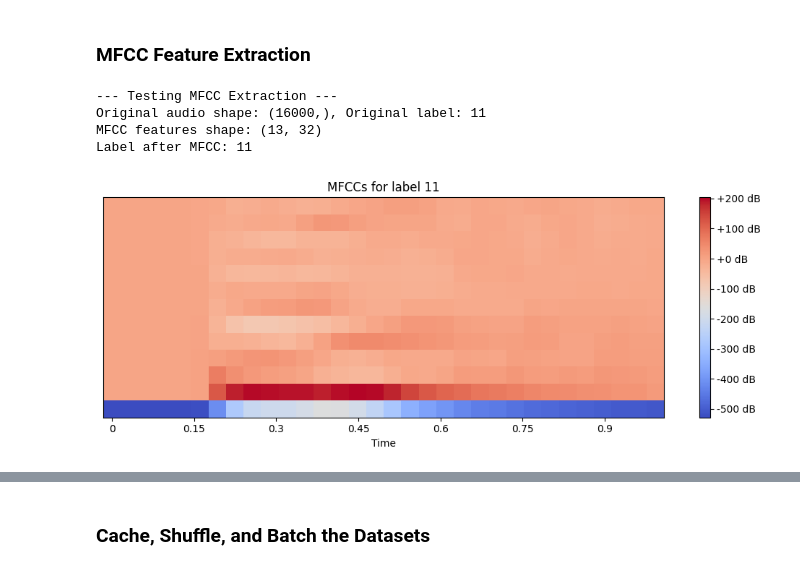
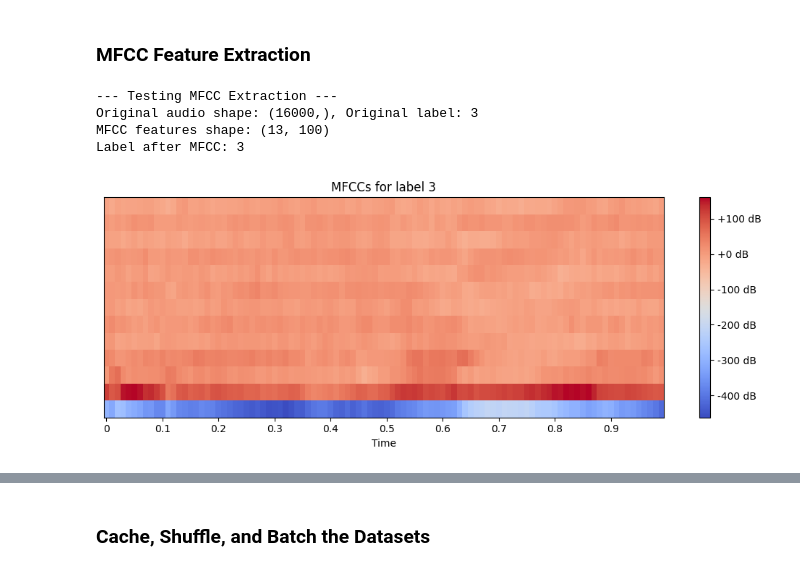
Before and after one commit to anacletu/tflm-keyword-spotting-led, a Jupyter notebook: notebooks/01-data-exploration.ipynb, the cells around one changed output, grey strips where cells are left out. Drawn from its saved outputs; the diff is of its cells as text; code cells hidden in the pictures.

```diff
--- a/notebooks/01-data-exploration.ipynb
+++ b/notebooks/01-data-exploration.ipynb
@@ -28,8 +37,9 @@ Num GPUs Available:  1
 # Global variables
 
 N_MFCC = 13  # Number of MFCCs to return
-N_FFT = 2048 # Length of the FFT window
-HOP_LENGTH = 512 # Number of samples between successive frames
+N_FFT = 512 # Length of the FFT window
+HOP_LENGTH = 160 # Number of samples between successive frames
 SAMPLE_RATE = 16000 # Sample rate for audio files
 BATCH_SIZE = 64 # Batch size for training
-TARGET_FRAMES = 32 # Number of frames to target for each audio sample
+TARGET_FRAMES = int(np.ceil(SAMPLE_RATE / HOP_LENGTH)) # Number of frames to target for each audio sample
+MAX_WEIGHT_CAP = 4 # Maximum weight cap for class weights (for experimentation)
@@ -97,6 +95,18 @@ def map_fn_train(example, label_key):
     return filter_and_label_example(audio, label)
 # %%
 def extract_mfccs_tf_py_function(audio_tensor, label_tensor):
+    """
+    Extracts MFCCs from an audio tensor.
+    Assumes audio_tensor is already tf.float32 and normalized.
+    Assumes label_tensor is tf.int32.
+
+    Args:
+        audio_tensor: A tf.float32 tensor of audio data (normalized). Shape (num_samples,).
+        label_tensor: A tf.int32 tensor of the label. Shape ().
+
+    Returns:
+        A tuple (mfccs_tensor, label_tensor_passthrough).
+    """
     def numpy_mfcc_extractor(audio_tensor_arg, label_tensor_arg):
         # Convert input EagerTensors to NumPy arrays FIRST
         audio_np_for_mfcc = audio_tensor_arg.numpy()
@@ -123,14 +133,12 @@ def extract_mfccs_tf_py_function(audio_tensor, label_tensor):
 
         return mfccs_padded.astype(np.float32), label_np_for_passthrough # Ensure MFCCs are float32
 
-    num_frames_calculated = int(np.ceil(float(16000) / HOP_LENGTH)) # Example for 16000 samples, 16kHz, hop 512 -> 32 frames
-
-    mfcc_output_shape = (N_MFCC, num_frames_calculated)
+    mfcc_output_shape = (N_MFCC, TARGET_FRAMES)  # Shape of the MFCC output tensor
 
     mfccs_tensor, label_passthrough_tensor = tf.py_function(
         func=numpy_mfcc_extractor,
         inp=[audio_tensor, label_tensor],
-        Tout=(tf.float32, label_tensor.dtype) # MFCCs are float32, label dtype passes through
+        Tout=(tf.float32, tf.int32) # MFCCs are float32
     )
 
     # Set the shape for the MFCC tensor
@@ -441,25 +491,32 @@ ds_test_mapped = ds_test_full.map(map_fn, num_parallel_calls=tf.data.AUTOTUNE)
 # %%
 # Testing the MFCC extraction function
 print("\n--- Testing MFCC Extraction ---")
 for audio_sample, label_sample in ds_train_mapped.take(1):
     print(f"Original audio shape: {audio_sample.shape}, Original label: {label_sample.numpy()}")
     mfcc_features, label_after_mfcc = extract_mfccs_tf_py_function(audio_sample, label_sample)
     print(f"MFCC features shape: {mfcc_features.shape}") # Should be (N_MFCC, num_frames_calculated)
     print(f"Label after MFCC: {label_after_mfcc.numpy()}")
-    # Optional: Plot the MFCCs
+
+    # Plot the MFCCs
     plt.figure(figsize=(10, 4))
     librosa.display.specshow(mfcc_features.numpy(), # Convert to numpy for plotting
                              sr=SAMPLE_RATE,
                              hop_length=HOP_LENGTH,
                              x_axis='time')
     plt.colorbar(format='%+2.0f dB')
     plt.title(f"MFCCs for label {label_after_mfcc.numpy()}")
     plt.tight_layout()
     plt.show()
+
+    # Audio playback for testing
+    display(Audio(audio_sample.numpy(), rate=SAMPLE_RATE, autoplay=True))
     break
+
+# Cleaning up
+del audio_sample, label_sample, mfcc_features, label_after_mfcc
 # %% [output]
 --- Testing MFCC Extraction ---
-Original audio shape: (16000,), Original label: 11
-MFCC features shape: (13, 32)
-Label after MFCC: 11
+Original audio shape: (16000,), Original label: 3
+MFCC features shape: (13, 100)
+Label after MFCC: 3
-[figure, old version]
+[figure, new version]
```
Also changed, not shown: parts of 38 cells of this notebook, 2 other files.
